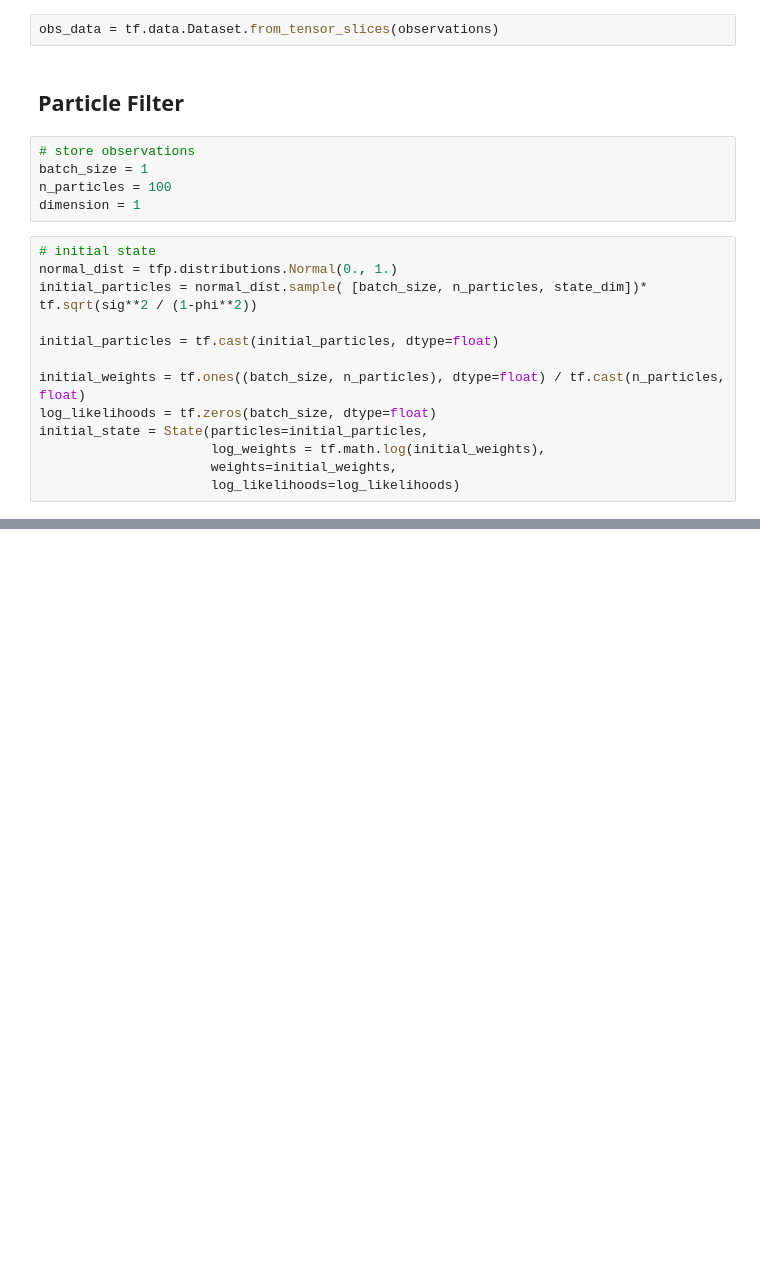
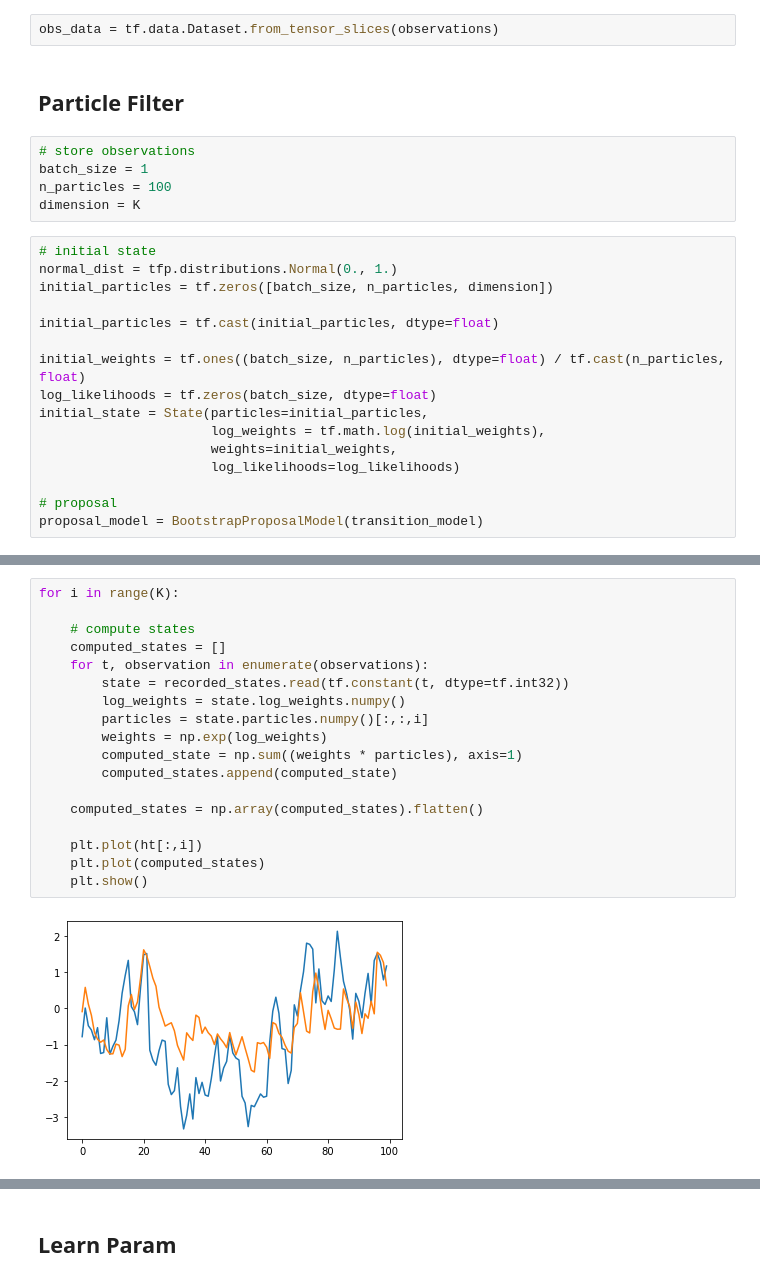
Before and after one commit to JTT94/filterflow, a Jupyter notebook: notebooks/examples/FactorStoVol.ipynb, the cells around one changed output, grey strips where cells are left out. Cells and saved outputs as stored; diff of their text form; blank space fills up the shorter version.

```diff
--- a/notebooks/examples/FactorStoVol.ipynb
+++ b/notebooks/examples/FactorStoVol.ipynb
@@ -247,11 +192,11 @@ obs_data = tf.data.Dataset.from_tensor_slices(observations)
 # store observations
 batch_size = 1
 n_particles = 100
-dimension = 1
+dimension = K
 # %%
 # initial state
 normal_dist = tfp.distributions.Normal(0., 1.)
-initial_particles = normal_dist.sample( [batch_size, n_particles, state_dim])* tf.sqrt(sig**2 / (1-phi**2))
+initial_particles = tf.zeros([batch_size, n_particles, dimension])
 
 initial_particles = tf.cast(initial_particles, dtype=float)
 
@@ -261,4 +206,7 @@ initial_state = State(particles=initial_particles,
                       log_weights = tf.math.log(initial_weights),
                       weights=initial_weights,
                       log_likelihoods=log_likelihoods)
+
+# proposal
+proposal_model = BootstrapProposalModel(transition_model)
 # %%
@@ -281,0 +235,20 @@ particle_filter = SMC(observation_model, transition_model, proposal_model, resam
+# %%
+for i in range(K):
+
+    # compute states
+    computed_states = []
+    for t, observation in enumerate(observations):
+        state = recorded_states.read(tf.constant(t, dtype=tf.int32))
+        log_weights = state.log_weights.numpy()
+        particles = state.particles.numpy()[:,:,i]
+        weights = np.exp(log_weights)
+        computed_state = np.sum((weights * particles), axis=1)
+        computed_states.append(computed_state)
+
+    computed_states = np.array(computed_states).flatten()
+
+    plt.plot(ht[:,i])
+    plt.plot(computed_states)
+    plt.show()
+# %% [output]
+[figure, added]
@@ -281,0 +257,2 @@ particle_filter = SMC(observation_model, transition_model, proposal_model, resam
+# %% [markdown]
+## Learn Param
```
Also changed, not shown: parts of 28 cells of this notebook, 1 other file.
